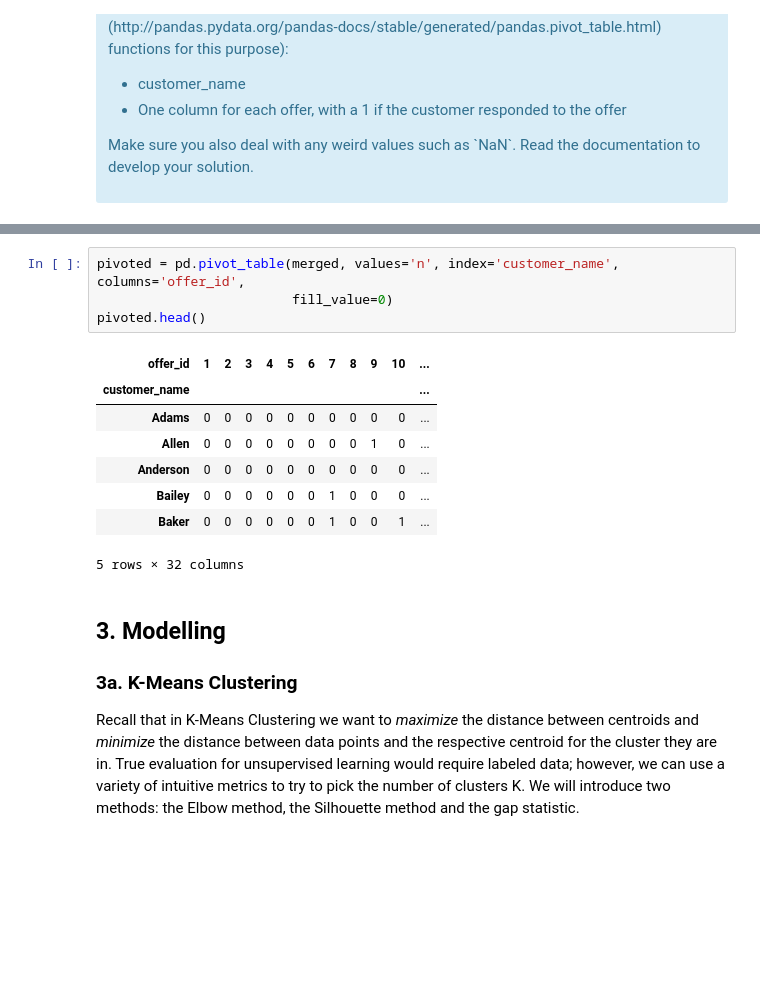
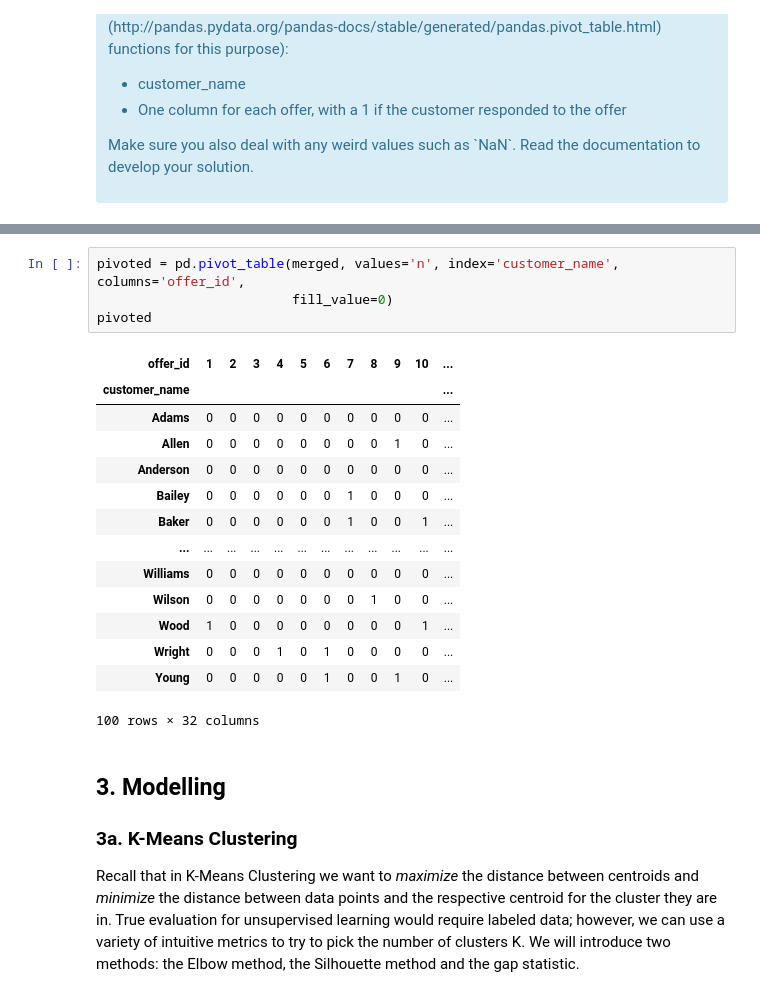
Before and after one commit to ehardwick2/Unsupervised_Learning, a Jupyter notebook: Clustering Case Study - Customer Segmentation with K-Means - Tier 3.ipynb, the cells around one changed output, grey strips where cells are left out. Saved outputs shown, nothing was run; the diff lists cells and outputs as text; blank space fills up the shorter version.

```diff
--- a/Clustering Case Study - Customer Segmentation with K-Means - Tier 3.ipynb
+++ b/Clustering Case Study - Customer Segmentation with K-Means - Tier 3.ipynb
@@ -108,16 +114,22 @@ merged.tail(10)
 # %%
 pivoted = pd.pivot_table(merged, values='n', index='customer_name', columns='offer_id',
                          fill_value=0)
-pivoted.head()
+pivoted
 # %% [output]
 | offer_id | 1 | 2 | 3 | 4 | 5 | 6 | 7 | 8 | 9 | 10 | ... |
 | customer_name |  |  |  |  |  |  |  |  |  |  | ... |
 | Adams | 0 | 0 | 0 | 0 | 0 | 0 | 0 | 0 | 0 | 0 | ... |
 | Allen | 0 | 0 | 0 | 0 | 0 | 0 | 0 | 0 | 1 | 0 | ... |
 | Anderson | 0 | 0 | 0 | 0 | 0 | 0 | 0 | 0 | 0 | 0 | ... |
 | Bailey | 0 | 0 | 0 | 0 | 0 | 0 | 1 | 0 | 0 | 0 | ... |
 | Baker | 0 | 0 | 0 | 0 | 0 | 0 | 1 | 0 | 0 | 1 | ... |
+| ... | ... | ... | ... | ... | ... | ... | ... | ... | ... | ... | ... |
+| Williams | 0 | 0 | 0 | 0 | 0 | 0 | 0 | 0 | 0 | 0 | ... |
+| Wilson | 0 | 0 | 0 | 0 | 0 | 0 | 0 | 1 | 0 | 0 | ... |
+| Wood | 1 | 0 | 0 | 0 | 0 | 0 | 0 | 0 | 0 | 1 | ... |
+| Wright | 0 | 0 | 0 | 1 | 0 | 1 | 0 | 0 | 0 | 0 | ... |
+| Young | 0 | 0 | 0 | 0 | 0 | 1 | 0 | 0 | 1 | 0 | ... |
-5 rows × 32 columns
+100 rows × 32 columns
 # %% [markdown]
 ## 3. Modelling
 ### 3a. K-Means Clustering
```
Also changed, not shown: parts of 17 cells of this notebook.
